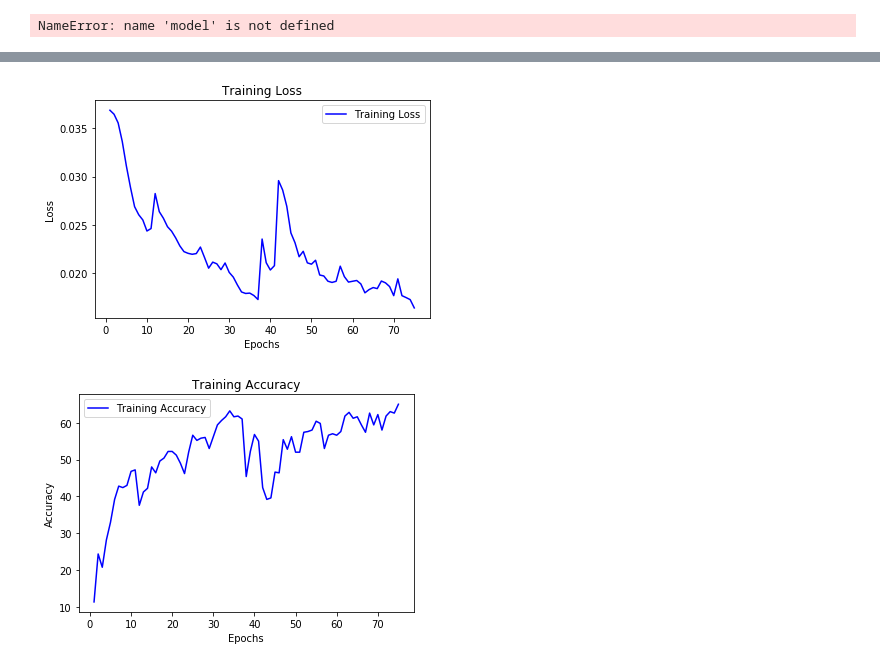
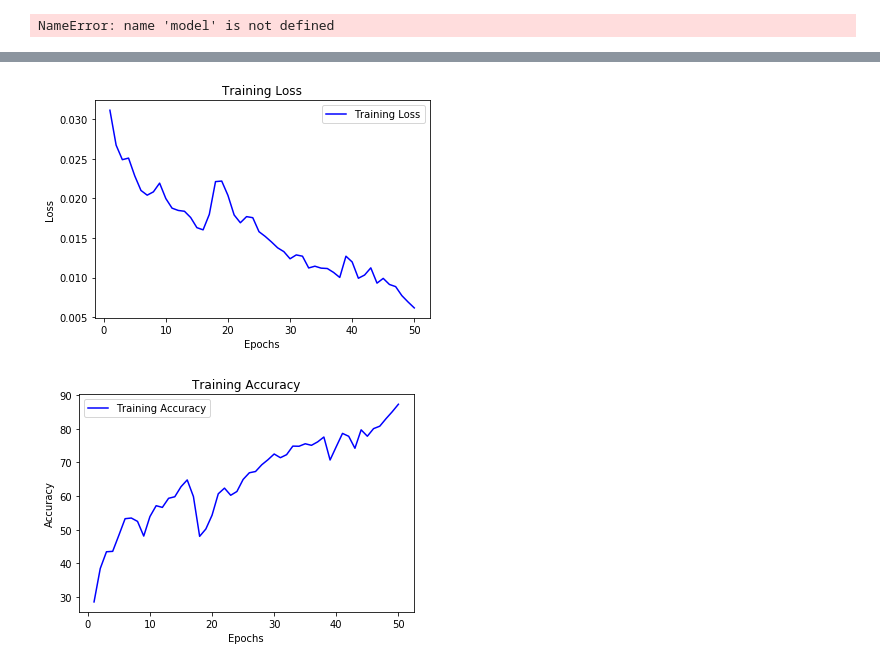
Before and after one commit to brendanyap/Genre-Classification, a Jupyter notebook: NNs.ipynb, the cells around one changed output, grey strips where cells are left out. Cells and saved outputs as stored; diff of their text form; code cells hidden in the pictures.

```diff
--- a/NNs.ipynb
+++ b/NNs.ipynb
@@ -1203,8 +1201,8 @@ FC_RNN_PARAMS_1 = {
 }
 # %%
 %%time
-analyze_data_augmentation(dl_1, 1, random_crop=True)
+# analyze_data_augmentation(dl_1, 1, random_crop=True)
 
-# analyze_data_augmentation(dl_5, 10, random_crop=True)
+analyze_data_augmentation(dl_10, 10, random_crop=True)
 # %% [output]
 Epoch 1
@@ -1227,2 +1225,2 @@ Loss: 0.010916672309239706 Accuracy: 65.0%
-[figure, old version]
+[figure, new version]
-[figure, old version]
+[figure, new version]
```
Also changed, not shown: parts of 4 cells of this notebook.
